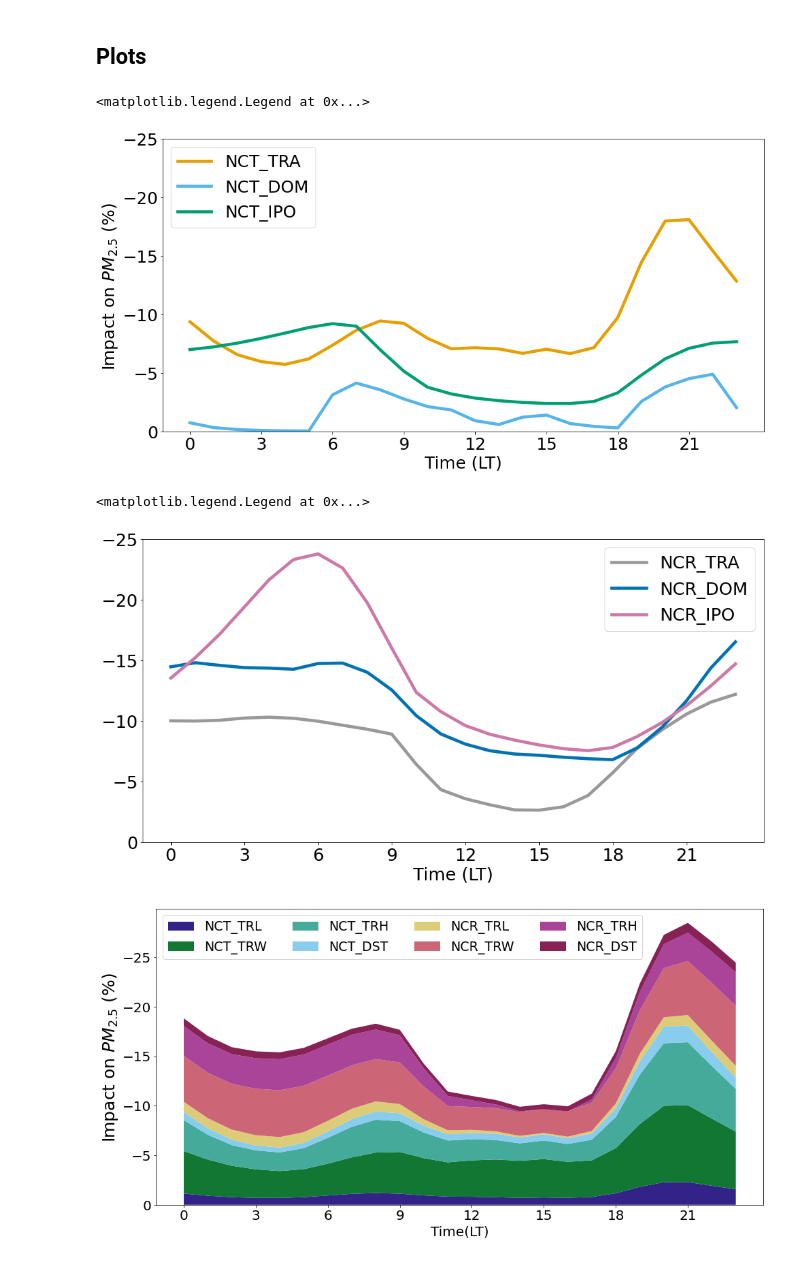
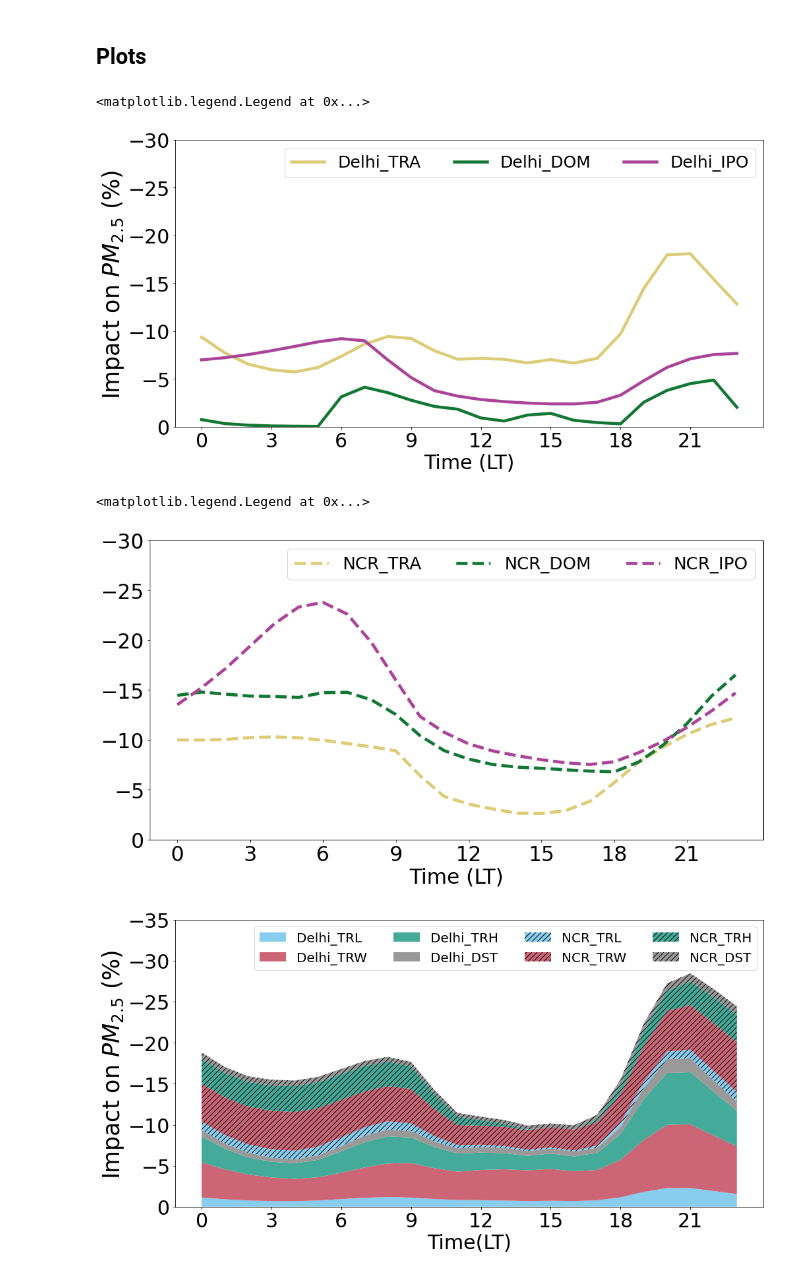
Before and after one commit to catemgn/delhi_post_tra, a Jupyter notebook: analysis/impacts/impacts_analysis_PM25.ipynb, the cells around one changed output. Drawn from its saved outputs; the diff is of its cells as text; code cells hidden in the pictures.

```diff
--- a/analysis/impacts/impacts_analysis_PM25.ipynb
+++ b/analysis/impacts/impacts_analysis_PM25.ipynb
@@ -451,27 +509,29 @@ for p in (mains):
 
 import matplotlib.pyplot as plt
 
-colorsNCT=["#E69F00","#56B4E9","#009E73"]
+#colorsNCT=["#E69F00","#56B4E9","#009E73"]
+colorsNCT=['#DDCC77','#117733','#AA4499']
 
+labels={'NCT_TRA':'Delhi_TRA','NCT_DOM':'Delhi_DOM','NCT_IPO':'Delhi_IPO'}
 
 fig, ax = plt.subplots(figsize=(16,8))
 
 hours= imp7524['NCT_TRA']['hour']
 
-for k,v in zip(['NCT_TRA','NCT_DOM','NCT_IPO'],colorsNCT): #'TRA','DOM','IPO'
-        ax.plot(hours,imp7524[k]['pm25_mean'], label = k, linewidth=4.5, color=v)
+for k,v in zip(labels.keys(),colorsNCT): #'TRA','DOM','IPO'
+        ax.plot(hours,imp7524[k]['pm25_mean'], label = labels[k], linewidth=4.5, color=v)
 
 
-ax.tick_params(axis='both', which='major', labelsize=25)
-ax.set_ylim([0, -25])
+ax.tick_params(axis='both', which='major', labelsize=30)
+ax.set_ylim([0, -30])
 
 plt.xticks(np.arange(0, 23+1, 3.0))
-plt.xlabel("Time (LT)", fontsize=25)
-plt.ylabel("Impact on $PM_{2.5}}$ (%) ",fontsize=25) #"Impact   $I^{PM_{2.5}}_{75}$  (%) "
-plt.legend(fontsize=25)
+plt.xlabel("Time (LT)", fontsize=30)
+plt.ylabel("Impact on $PM_{2.5}}$ (%) ",fontsize=35) #"Impact   $I^{PM_{2.5}}_{75}$  (%) "
+plt.legend(fontsize=25,ncol=3,loc='top right')
 
 #plt.gca().invert_yaxis()
 # %% [output]
 <matplotlib.legend.Legend at 0x...>
-[figure, old version]
+[figure, new version]
 # %%
@@ -479,26 +539,26 @@ plt.legend(fontsize=25)
 # %%
 # NCR sectors
-colorsNCR=["#999999", "#0072B2", "#CC79A7"]
-
+#colorsNCR=["#999999", "#0072B2", "#CC79A7"]
+colorsNCR=colorsNCT
 
 fig, ax = plt.subplots(figsize=(16,8))
 
 hours= imp7524['NCT_TRA']['hour']
 
 for k,v in zip(['NCR_TRA','NCR_DOM','NCR_IPO'],colorsNCR): #'TRA','DOM','IPO'
-        ax.plot(hours,imp7524[k]['pm25_mean'], label = k, linewidth=4.5, color=v)
+        ax.plot(hours,imp7524[k]['pm25_mean'], label = k, linestyle='--', linewidth=4.5, color=v)
 
 
-ax.tick_params(axis='both', which='major', labelsize=25)
-ax.set_ylim([0, -25])
+ax.tick_params(axis='both', which='major', labelsize=30)
+ax.set_ylim([0, -30])
 
 plt.xticks(np.arange(0, 23+1, 3.0))
-plt.xlabel("Time (LT)", fontsize=25)
+plt.xlabel("Time (LT)", fontsize=30)
 #plt.ylabel("Impact on $PM_{2.5}}$ (%) ",fontsize=25) #"Impact   $I^{PM_{2.5}}_{75}$  (%) "
-plt.legend(fontsize=25)
+plt.legend(fontsize=25,ncol=3,loc='top right')
 
 #plt.gca().invert_yaxis()
 # %% [output]
 <matplotlib.legend.Legend at 0x...>
-[figure, old version]
+[figure, new version]
 # %%
@@ -533,27 +593,34 @@ for p in (trsub):
 # %%
 fig, ax = plt.subplots(figsize=(16,8))
 
 hours= imp7524['NCT_TRA']['hour']
 
-colors=['#332288','#117733','#44AA99','#88CCEE','#DDCC77','#CC6677','#AA4499','#882255']
-labels=['NCT_TRL','NCT_TRW','NCT_TRH','NCT_DST','NCR_TRL','NCR_TRW','NCR_TRH','NCR_DST']
+#colors=['#332288','#117733','#44AA99','#88CCEE','#DDCC77','#CC6677','#AA4499','#882255']
+colors=['#88CCEE','#CC6677','#44AA99',"#999999",'#88CCEE','#CC6677','#44AA99',"#999999"]
+labels=['Delhi_TRL','Delhi_TRW','Delhi_TRH','Delhi_DST','NCR_TRL','NCR_TRW','NCR_TRH','NCR_DST']
 data=[]
 for k in trsub:
     data.append(traimp7524[k]['pm25_mean'])
 
 
-ax.stackplot(hours,data,baseline='zero',labels=trsub,colors=colors)
+stacks=ax.stackplot(hours,data,baseline='zero',labels=labels,colors=colors)
 
-ax.tick_params(axis='both', which='major', labelsize=20)
-#ax.set_ylim([0, -100])
+
+hatches=["", "","","","///", "///","///","///"]
+for stack, hatch in zip(stacks, hatches):
+    stack.set_hatch(hatch)
+
+
+ax.tick_params(axis='both', which='major', labelsize=30)
+ax.set_ylim([-35,0])
 
 plt.xticks(np.arange(0, 23+1, 3.0))
-plt.xlabel("Time(LT)", fontsize=20)
-plt.ylabel("Impact on $PM_{2.5}}$ (%) ",fontsize=25)
+plt.xlabel("Time(LT)", fontsize=30)
+plt.ylabel("Impact on $PM_{2.5}}$ (%) ",fontsize=35)
 #plt.ylabel("Impact   $I^{PM_{2.5}}_{75}$  (%) ",fontsize=20)
-plt.legend(fontsize=19,ncol=4, loc='upper left')
+plt.legend(fontsize=20,ncol=4, loc='upper right')
 
 plt.gca().invert_yaxis()
 # %% [output]
-[figure, old version]
+[figure, new version]
 # %%
```
Also changed, not shown: parts of 20 cells of this notebook, 13 other files.
